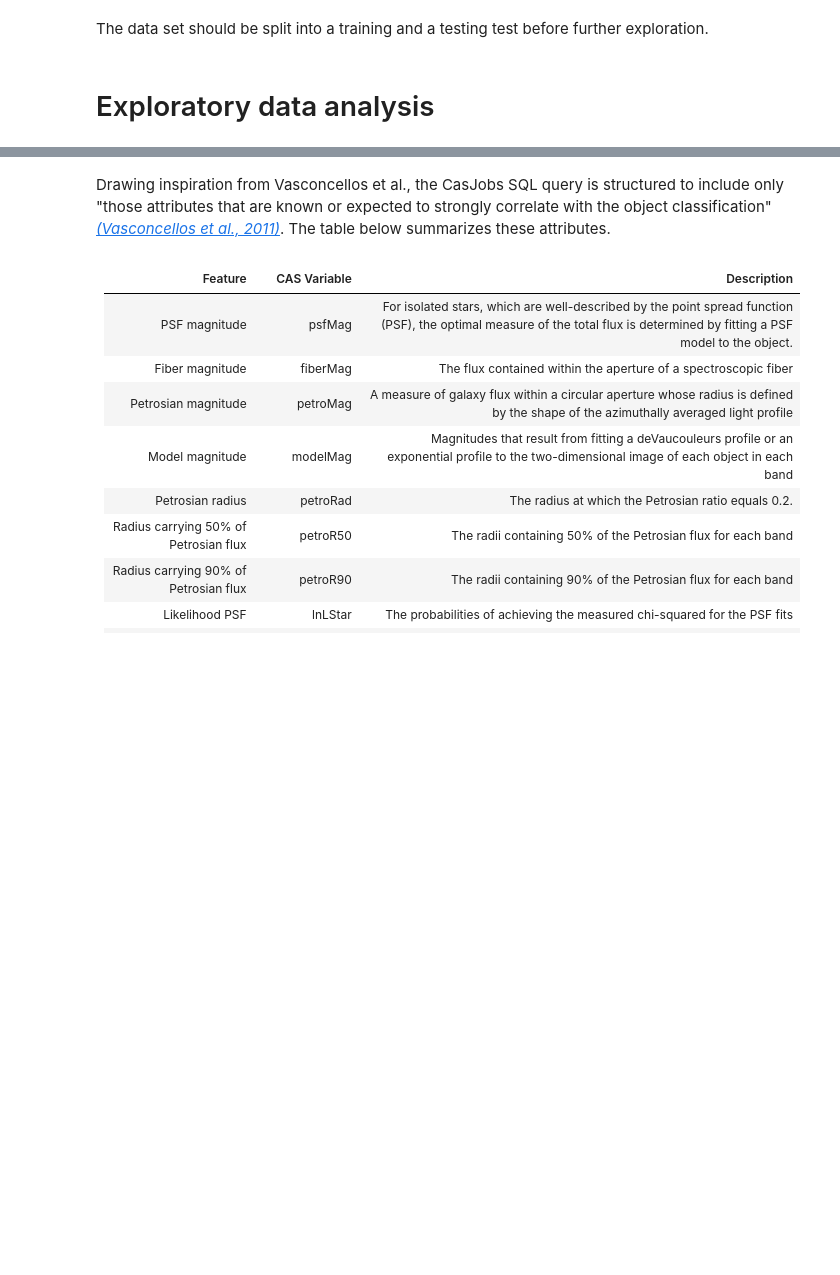
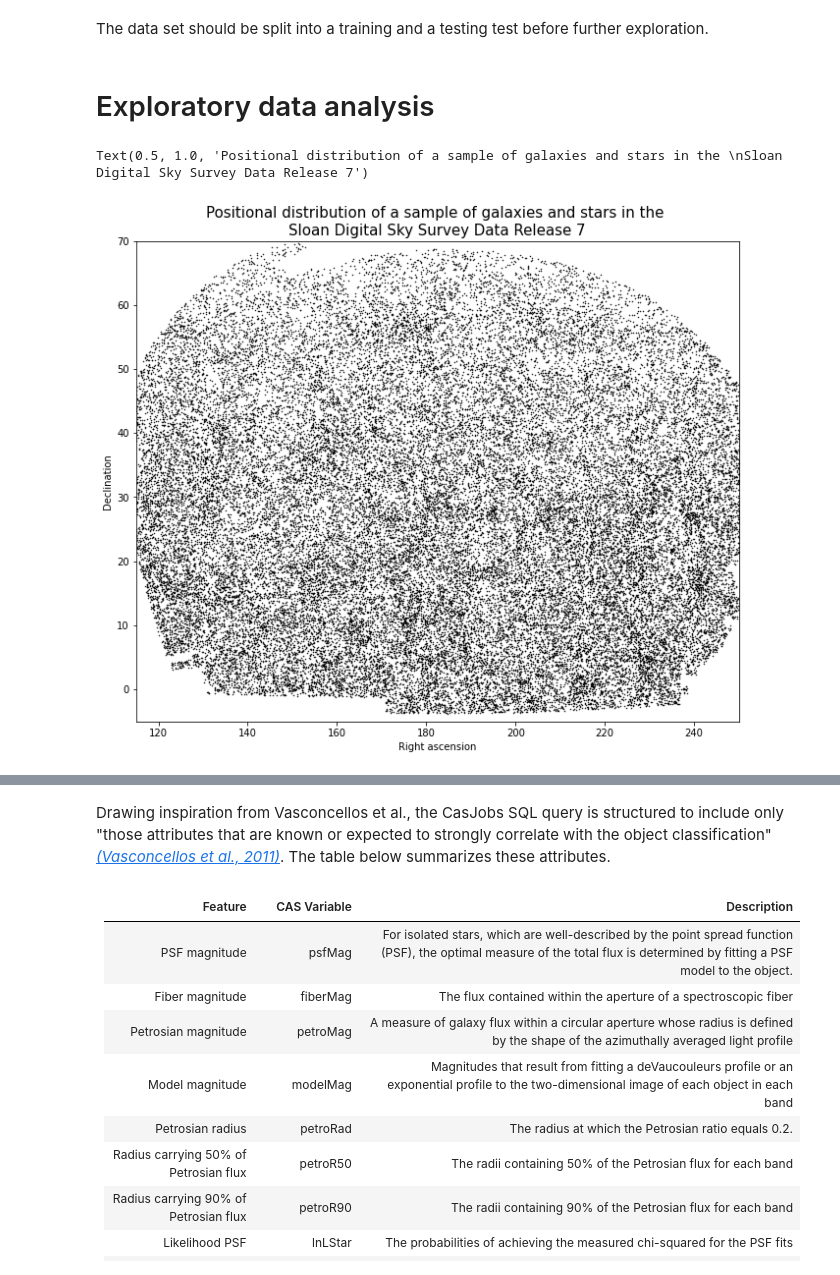
Before and after one commit to scimaksim/ML-Star-Galaxy-Classifiers, a Jupyter notebook: Nikiforov_Project_3.ipynb, the cells around one changed output, grey strips where cells are left out. Drawn from its saved outputs; the diff is of its cells as text; code cells hidden in the pictures; blank space fills up the shorter version.

```diff
--- a/Nikiforov_Project_3.ipynb
+++ b/Nikiforov_Project_3.ipynb
@@ -172,3 +245,26 @@ train, test = sdss_data.randomSplit([0.8,0.2])
 # %% [markdown]
 <a id="eda"></a>
 # Exploratory data analysis
+# %%
+train_ps_df = train.to_pandas_on_spark()
+# %%
+train_ps_df[["ra", "dec"]].to_pandas().sample(n=55000).plot.scatter(
+    x="ra",
+    y="dec",
+    marker=".",
+    color="black",
+    s=1,
+    figsize=(11, 9),
+)
+plt.xlim(115, 250)
+plt.ylim(-5, 70)
+
+plt.xlabel("Right ascension")
+plt.ylabel("Declination")
+plt.title(
+    "Positional distribution of a sample of galaxies and stars in the \nSloan Digital Sky Survey Data Release 7",
+    fontsize=15,
+)
+# %% [output]
+Text(0.5, 1.0, 'Positional distribution of a sample of galaxies and stars in the \nSloan Digital Sky Survey Data Release 7')
+[figure, added]
```
Also changed, not shown: parts of 58 cells of this notebook, 2 other files.
